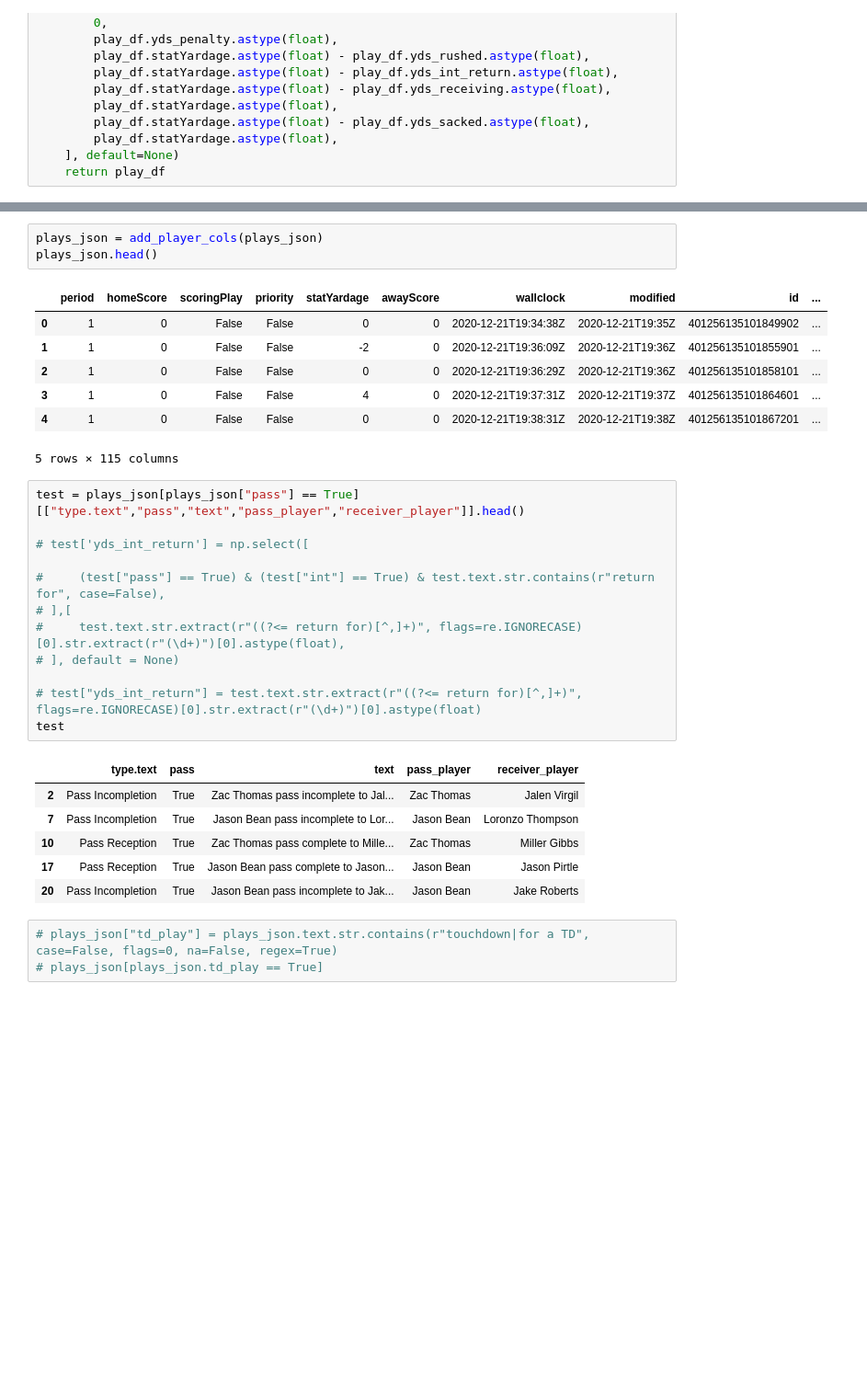
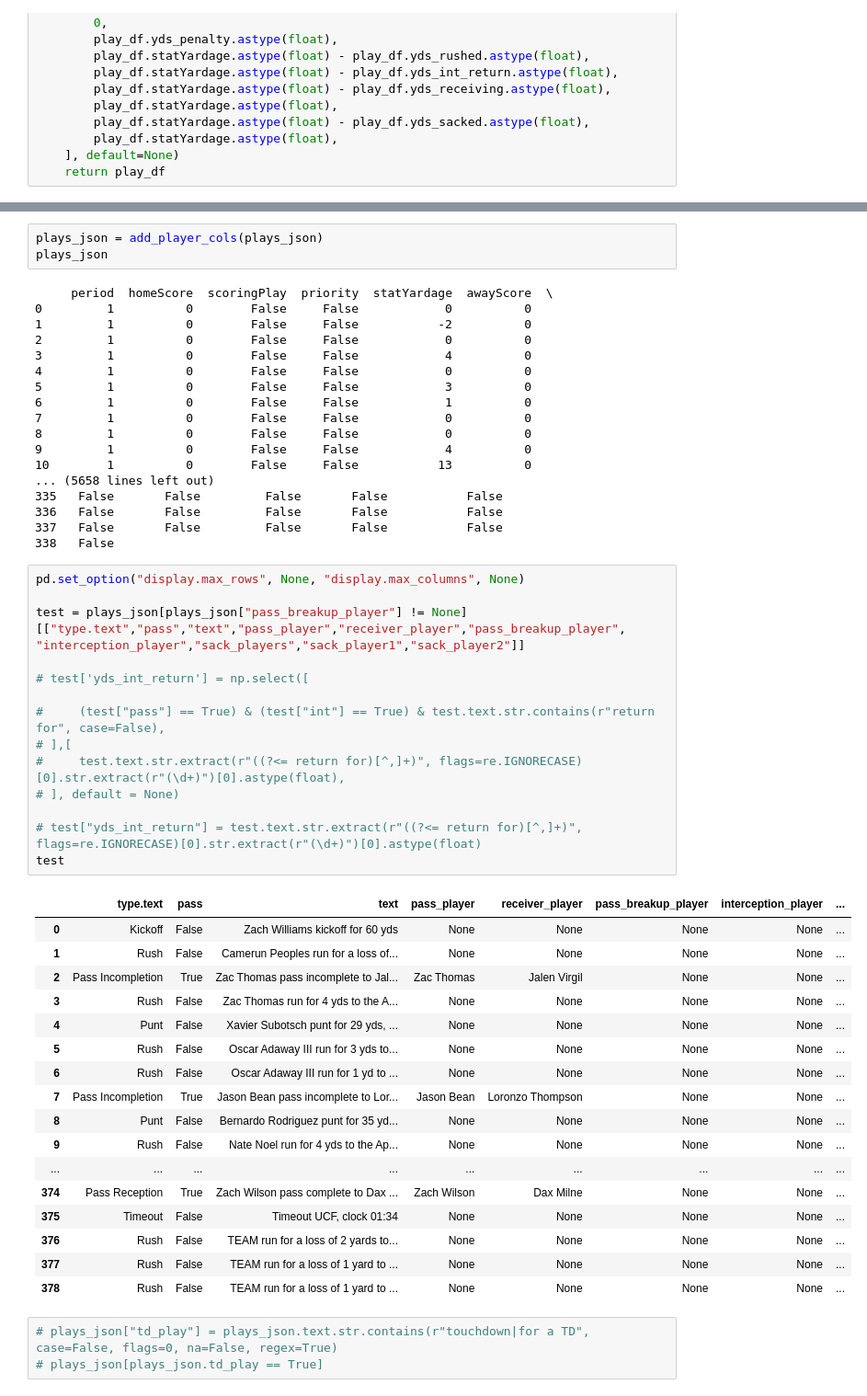
Before and after one commit to saiemgilani/espn-plays, a Jupyter notebook: notebook.ipynb, the cells around one changed output, grey strips where cells are left out. Shown at 92% size. Drawn from its saved outputs; the diff is of its cells as text; blank space fills up the shorter version.

```diff
--- a/notebook.ipynb
+++ b/notebook.ipynb
@@ -1222,34 +1224,57 @@ def add_player_cols(play_df):
     return play_df
 # %%
 plays_json = add_player_cols(plays_json)
-plays_json.head()
+plays_json
 # %% [output]
-|  | period | homeScore | scoringPlay | priority | statYardage | awayScore | wallclock | modified | id | ... |
-| 0 | 1 | 0 | False | False | 0 | 0 | 2020-12-21T19:34:38Z | 2020-12-21T19:35Z | 401256135101849902 | ... |
-| 1 | 1 | 0 | False | False | -2 | 0 | 2020-12-21T19:36:09Z | 2020-12-21T19:36Z | 401256135101855901 | ... |
-| 2 | 1 | 0 | False | False | 0 | 0 | 2020-12-21T19:36:29Z | 2020-12-21T19:36Z | 401256135101858101 | ... |
-| 3 | 1 | 0 | False | False | 4 | 0 | 2020-12-21T19:37:31Z | 2020-12-21T19:37Z | 401256135101864601 | ... |
-| 4 | 1 | 0 | False | False | 0 | 0 | 2020-12-21T19:38:31Z | 2020-12-21T19:38Z | 401256135101867201 | ... |
-5 rows × 115 columns
+     period  homeScore  scoringPlay  priority  statYardage  awayScore  \
+0         1          0        False     False            0          0
+1         1          0        False     False           -2          0
+2         1          0        False     False            0          0
+3         1          0        False     False            4          0
+4         1          0        False     False            0          0
+5         1          0        False     False            3          0
+6         1          0        False     False            1          0
+7         1          0        False     False            0          0
+8         1          0        False     False            0          0
+9         1          0        False     False            4          0
+10        1          0        False     False           13          0
+... (5658 lines left out)
+335   False       False         False       False           False
+336   False       False         False       False           False
+337   False       False         False       False           False
+338   False
 # %%
-test = plays_json[plays_json["pass"] == True][["type.text","pass","text","pass_player","receiver_player"]].head()
+pd.set_option("display.max_rows", None, "display.max_columns", None)
+
+test = plays_json[plays_json["pass_breakup_player"] != None][["type.text","pass","text","pass_player","receiver_player","pass_breakup_player", "interception_player","sack_players","sack_player1","sack_player2"]]
 
 # test['yds_int_return'] = np.select([
 
 #     (test["pass"] == True) & (test["int"] == True) & test.text.str.contains(r"return for", case=False),
 # ],[
 #     test.text.str.extract(r"((?<= return for)[^,]+)", flags=re.IGNORECASE)[0].str.extract(r"(\d+)")[0].astype(float),
 # ], default = None)
 
 # test["yds_int_return"] = test.text.str.extract(r"((?<= return for)[^,]+)", flags=re.IGNORECASE)[0].str.extract(r"(\d+)")[0].astype(float)
 test
 # %% [output]
-|  | type.text | pass | text | pass_player | receiver_player |
-| 2 | Pass Incompletion | True | Zac Thomas pass incomplete to Jal... | Zac Thomas | Jalen Virgil |
-| 7 | Pass Incompletion | True | Jason Bean pass incomplete to Lor... | Jason Bean | Loronzo Thompson |
-| 10 | Pass Reception | True | Zac Thomas pass complete to Mille... | Zac Thomas | Miller Gibbs |
-| 17 | Pass Reception | True | Jason Bean pass complete to Jason... | Jason Bean | Jason Pirtle |
-| 20 | Pass Incompletion | True | Jason Bean pass incomplete to Jak... | Jason Bean | Jake Roberts |
+|  | type.text | pass | text | pass_player | receiver_player | pass_breakup_player | interception_player | ... |
+| 0 | Kickoff | False | Zach Williams kickoff for 60 yds | None | None | None | None | ... |
+| 1 | Rush | False | Camerun Peoples run for a loss of... | None | None | None | None | ... |
+| 2 | Pass Incompletion | True | Zac Thomas pass incomplete to Jal... | Zac Thomas | Jalen Virgil | None | None | ... |
+| 3 | Rush | False | Zac Thomas run for 4 yds to the A... | None | None | None | None | ... |
+| 4 | Punt | False | Xavier Subotsch punt for 29 yds, ... | None | None | None | None | ... |
+| 5 | Rush | False | Oscar Adaway III run for 3 yds to... | None | None | None | None | ... |
+| 6 | Rush | False | Oscar Adaway III run for 1 yd to ... | None | None | None | None | ... |
+| 7 | Pass Incompletion | True | Jason Bean pass incomplete to Lor... | Jason Bean | Loronzo Thompson | None | None | ... |
+| 8 | Punt | False | Bernardo Rodriguez punt for 35 yd... | None | None | None | None | ... |
+| 9 | Rush | False | Nate Noel run for 4 yds to the Ap... | None | None | None | None | ... |
+| ... | ... | ... | ... | ... | ... | ... | ... | ... |
+| 374 | Pass Reception | True | Zach Wilson pass complete to Dax ... | Zach Wilson | Dax Milne | None | None | ... |
+| 375 | Timeout | False | Timeout UCF, clock 01:34 | None | None | None | None | ... |
+| 376 | Rush | False | TEAM run for a loss of 2 yards to... | None | None | None | None | ... |
+| 377 | Rush | False | TEAM run for a loss of 1 yard to ... | None | None | None | None | ... |
+| 378 | Rush | False | TEAM run for a loss of 1 yard to ... | None | None | None | None | ... |
 # %%
 # plays_json["td_play"] = plays_json.text.str.contains(r"touchdown|for a TD", case=False, flags=0, na=False, regex=True)
 # plays_json[plays_json.td_play == True]
```
Also changed, not shown: parts of 4 cells of this notebook.
